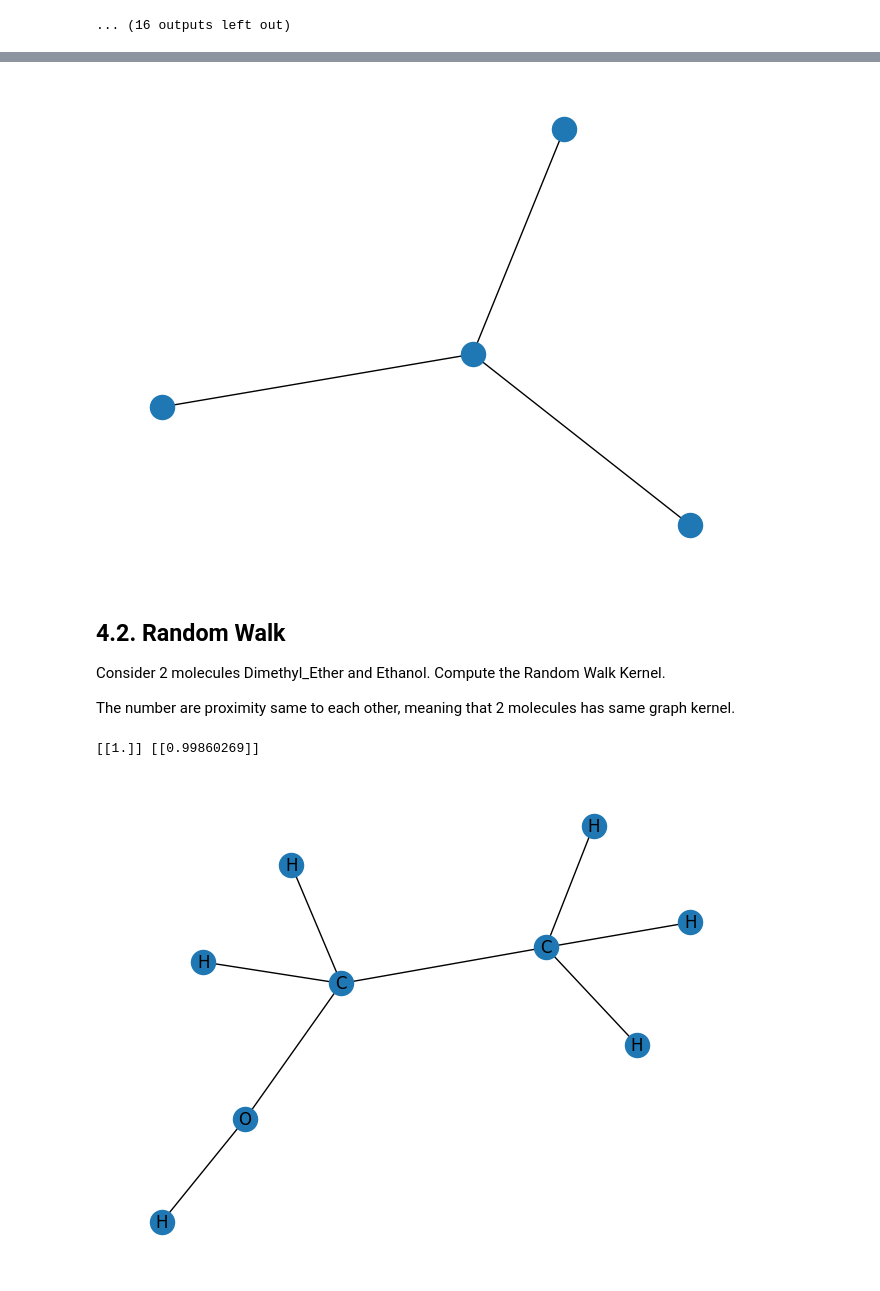
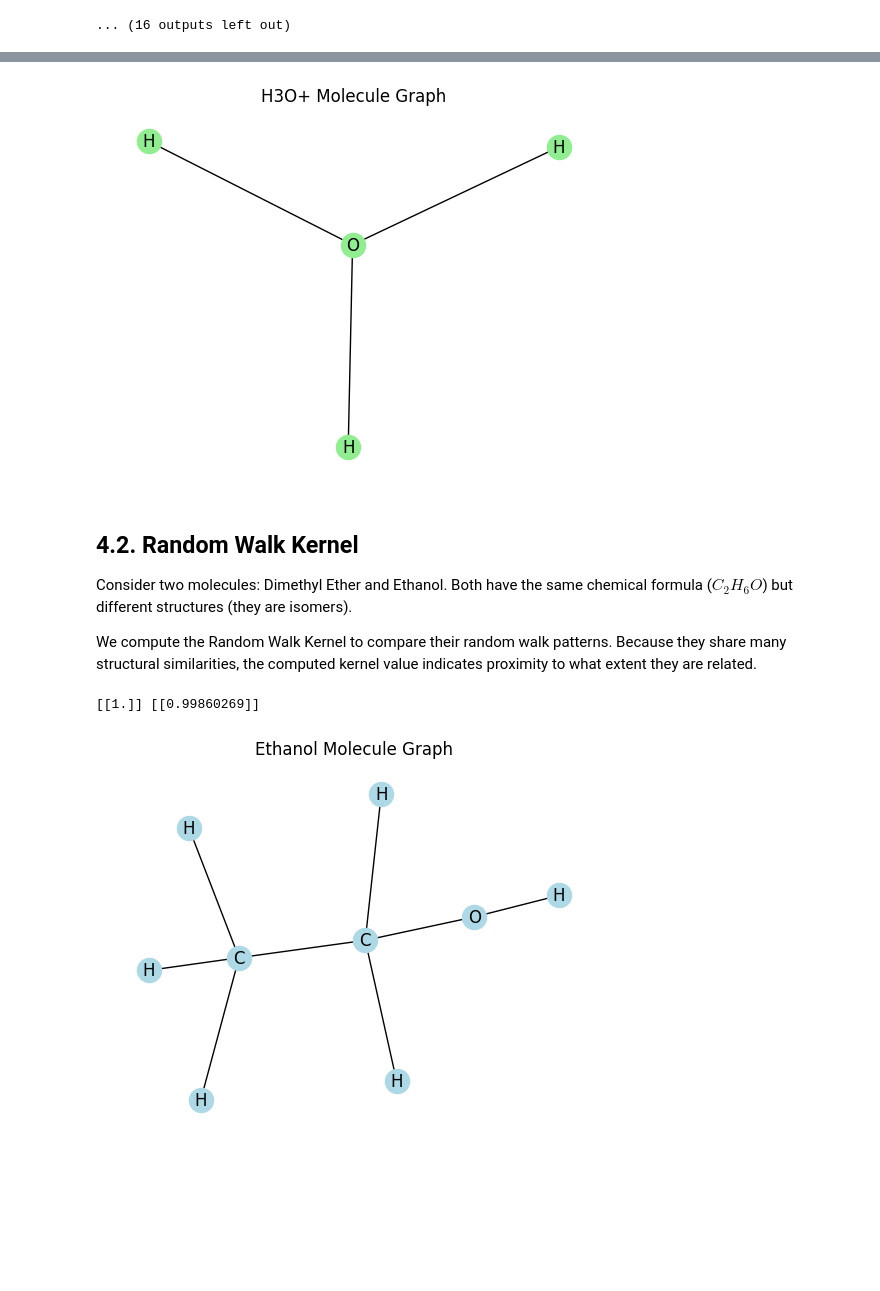
Before and after one commit to NSLab-CUK/Graph-Mining-Spring-2026, a Jupyter notebook: W9/Sample_Code_9.ipynb, the cells around one changed output, grey strips where cells are left out. Saved outputs shown, nothing was run; the diff lists cells and outputs as text; code cells hidden in the pictures; blank space fills up the shorter version.

```diff
--- a/W9/Sample_Code_9.ipynb
+++ b/W9/Sample_Code_9.ipynb
@@ -292,14 +313,15 @@ nx.draw(G_h20)
 # %%
-G_h30=nx.from_numpy_array(H3O_adjacency)
-nx.draw(G_h30)
+G_h30 = nx.from_numpy_array(H3O_adjacency_mat)
+plt.title("H3O+ Molecule Graph")
+nx.draw(G_h30, labels=H3O_node_labels, with_labels=True, node_color='lightgreen')
 # %% [output]
-[figure, old version]
+[figure, new version]
 # %% [markdown]
-## 4.2. Random Walk
+## 4.2. Random Walk Kernel
 
-Consider 2 molecules Dimethyl_Ether and Ethanol. Compute the Random Walk Kernel.
+Consider two molecules: Dimethyl Ether and Ethanol. Both have the same chemical formula ($C_2H_6O$) but different structures (they are isomers).
 
-The number are proximity same to each other, meaning that 2 molecules has same graph kernel.
+We compute the Random Walk Kernel to compare their random walk patterns. Because they share many structural similarities, the computed kernel value indicates proximity to what extent they are related.
 # %%
 from grakel import Graph
 from grakel.kernels import RandomWalk
@@ -341,19 +363,20 @@ print(g1_rw,g2_rw)
 # %%
 Ethanol_adjacency =  np.matrix([[0, 0, 0, 0, 0, 0, 1, 0, 0],
                      [0, 0, 0, 0, 0, 0, 1, 0, 0],
                      [0, 0, 0, 0, 0, 0, 0, 1, 0],
                      [0, 0, 0, 0, 0, 0, 0, 0, 1],
                      [0, 0, 0, 0, 0, 0, 0, 1, 0],
                      [0, 0, 0, 0, 0, 0, 1, 0, 0],
                      [1, 1, 0, 0, 0, 1, 0, 1, 0],
                      [0, 0, 1, 0, 1, 0, 1, 0, 1],
                      [0, 0, 0, 1, 0, 0, 0, 1, 0],
                     ])
 
-G=nx.from_numpy_array(Ethanol_adjacency)
-nx.draw(G, pos=nx.spring_layout(G), labels=Ethanol_node_labels, with_labels = True)
+G = nx.from_numpy_array(Ethanol_adjacency)
+plt.title("Ethanol Molecule Graph")
+nx.draw(G, pos=nx.spring_layout(G), labels=Ethanol_node_labels, with_labels=True, node_color='lightblue')
 # %% [output]
-[figure, old version]
+[figure, new version]
 # %%
 Dimethyl_Ether_adjacency = np.matrix([[0, 0, 0, 0, 0, 0, 1, 0, 0],
                      [0, 0, 0, 0, 0, 0, 1, 0, 0],
```
Also changed, not shown: parts of 24 cells of this notebook.
